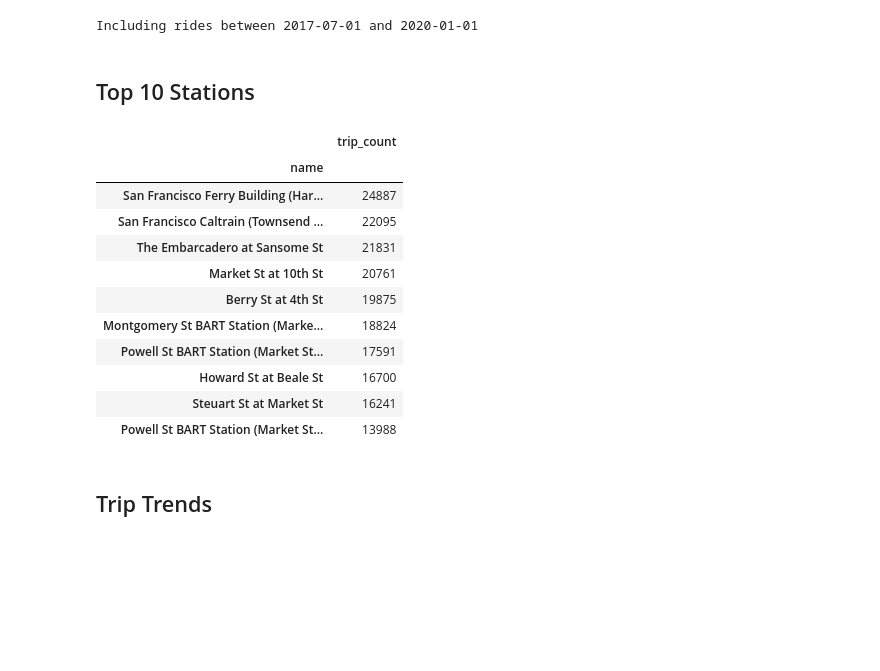
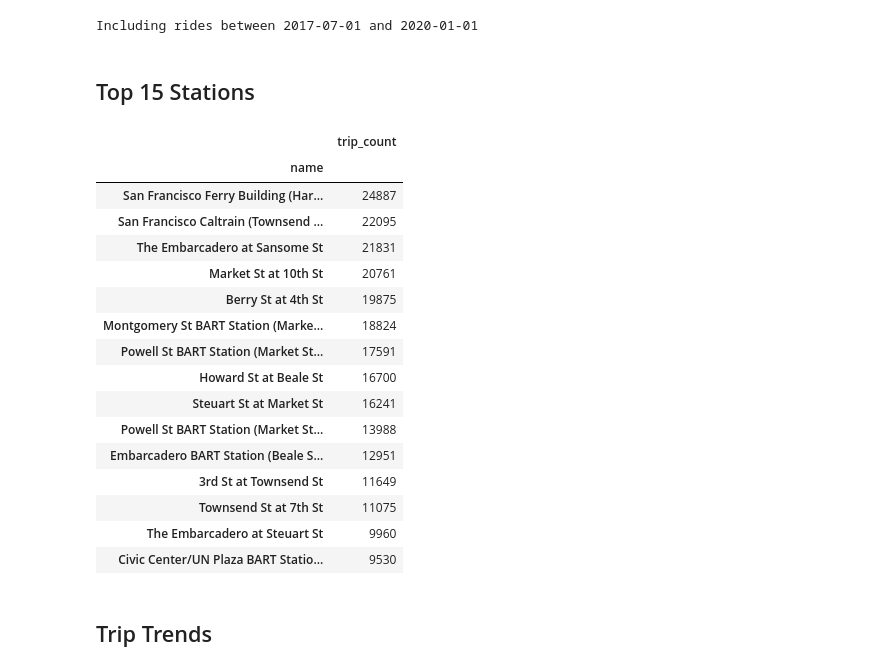
Before and after one commit to norbert-liki/notebooks-ci-demo, a Jupyter notebook: demo.ipynb, the cells around one changed output. Cells and saved outputs as stored; diff of their text form; code cells hidden in the pictures; blank space fills up the shorter version.

```diff
--- a/demo.ipynb
+++ b/demo.ipynb
@@ -43,22 +43,27 @@ WHERE
 GROUP BY
     1,2,3,4,5
 # %% [markdown]
-## Top 10 Stations
+## Top 15 Stations
 # %%
-sf_stations.groupby(['name']).agg(trip_count=pd.NamedAgg('trip_count','sum')).sort_values('trip_count',ascending=False).head(10)
+sf_stations.groupby(['name']).agg(trip_count=pd.NamedAgg('trip_count','sum')).sort_values('trip_count',ascending=False).head(15)
 # %% [output]
 |  | trip_count |
 | name |  |
 | San Francisco Ferry Building (Har... | 24887 |
 | San Francisco Caltrain (Townsend ... | 22095 |
 | The Embarcadero at Sansome St | 21831 |
 | Market St at 10th St | 20761 |
 | Berry St at 4th St | 19875 |
 | Montgomery St BART Station (Marke... | 18824 |
 | Powell St BART Station (Market St... | 17591 |
 | Howard St at Beale St | 16700 |
 | Steuart St at Market St | 16241 |
 | Powell St BART Station (Market St... | 13988 |
+| Embarcadero BART Station (Beale S... | 12951 |
+| 3rd St at Townsend St | 11649 |
+| Townsend St at 7th St | 11075 |
+| The Embarcadero at Steuart St | 9960 |
+| Civic Center/UN Plaza BART Statio... | 9530 |
 # %% [markdown]
 ## Trip Trends
 # %%
```
